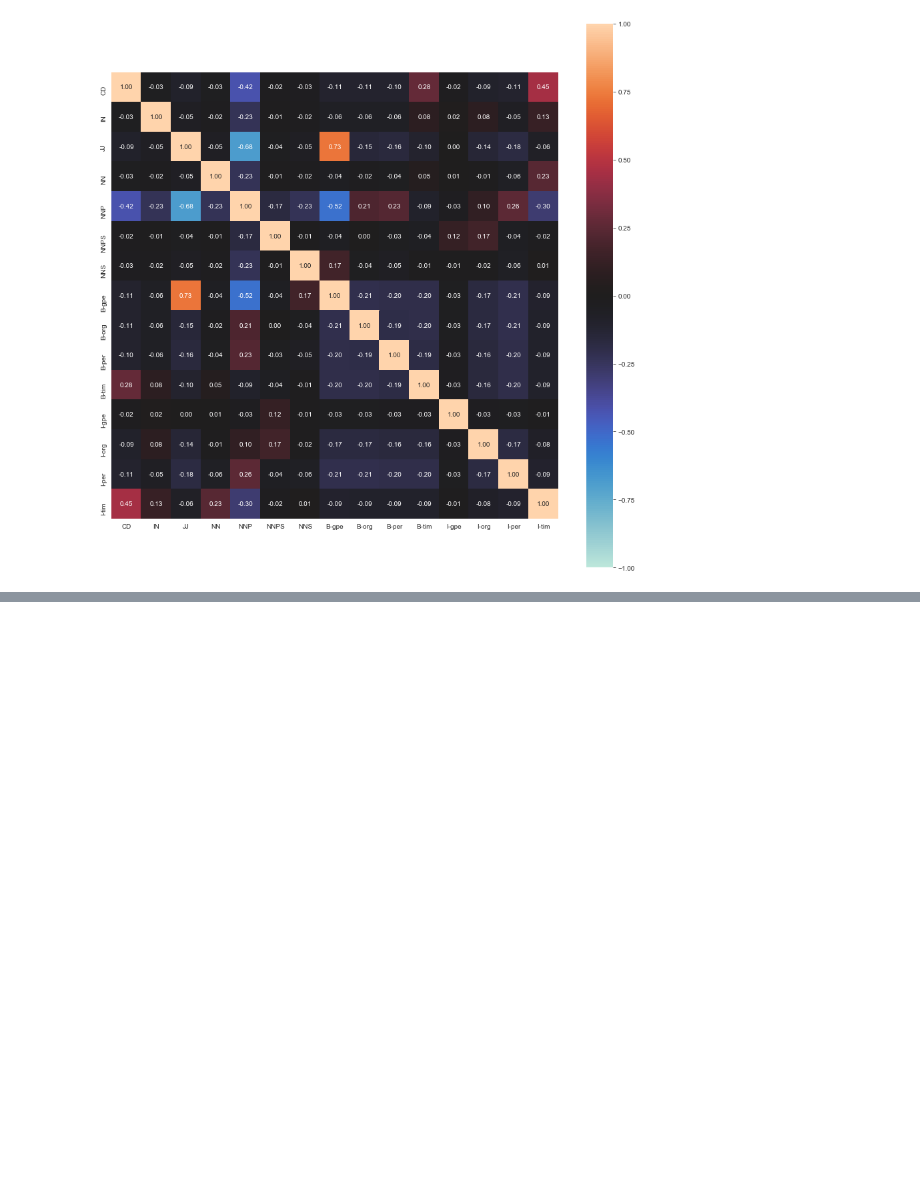
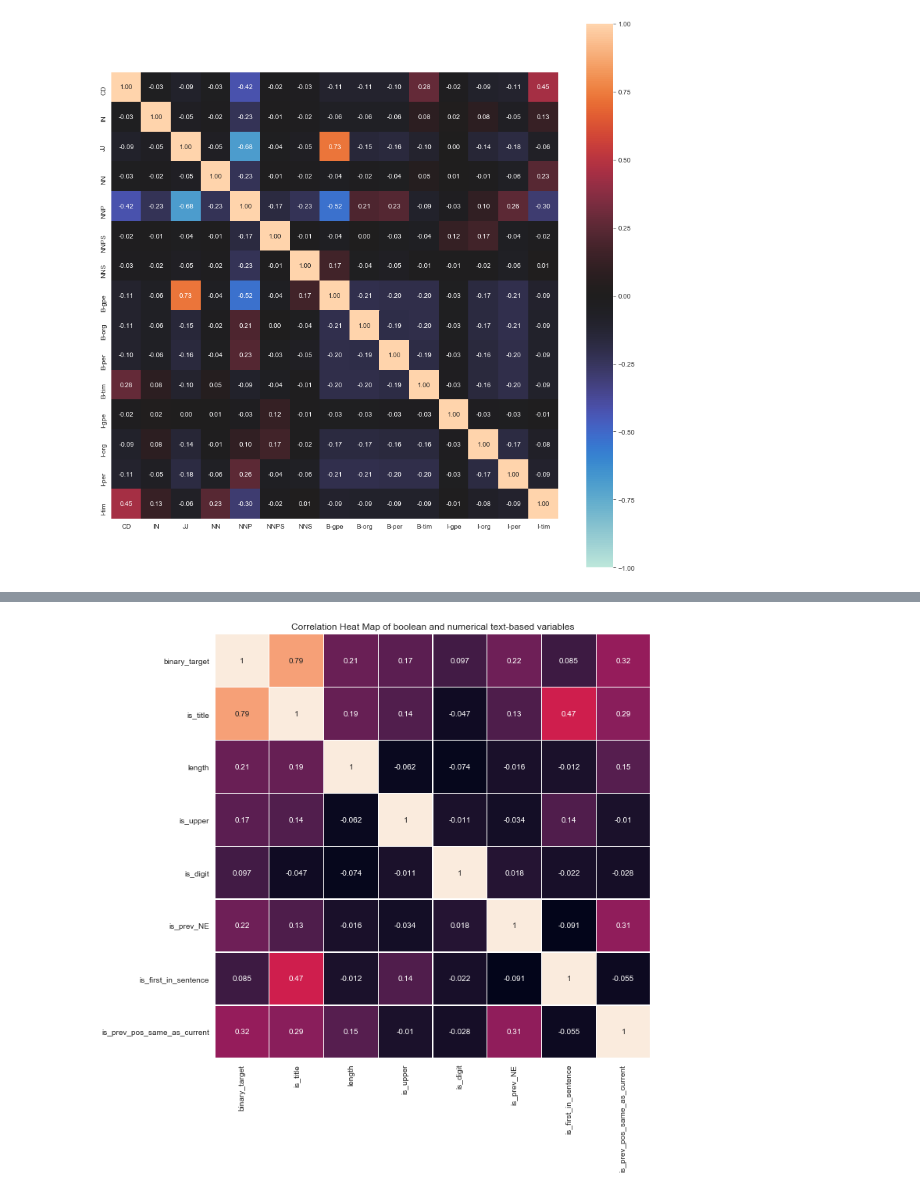
Before and after one commit to Ioana-P/Named_Entity_Recog_project, a Jupyter notebook: 3. EDA.ipynb, the cells around one changed output, grey strips where cells are left out. Cells and saved outputs as stored; diff of their text form; code cells hidden in the pictures; blank space fills up the shorter version.

```diff
--- a/3. EDA.ipynb
+++ b/3. EDA.ipynb
@@ -251,0 +403,9 @@ Now what we see above very neatly visualises and confirms some of our prior insi
+# %%
+%time
+df_bin = binarise_tags(df, 'Tag')
+feature_df = add_new_feat(df_bin, ['Sentence #', 'Word', 'POS', 'Tag', 'binary_target', #original column names
+                                     'is_title', 'length', 'is_upper','is_digit',
+                                     'is_prev_NE','prev_-1_POS','prev_-2_POS', 'is_first_in_sentence',
+                                  'is_prev_pos_same_as_current'])
+
+feature_df.head(40)
@@ -257,0 +444,3 @@ Now what we see above very neatly visualises and confirms some of our prior insi
+# %%
+num_feat_df = feature_df.iloc[:, 4:].drop(columns=['prev_-1_POS', 'prev_-2_POS'])
+num_feat_df.head()
@@ -257,0 +454,6 @@ Now what we see above very neatly visualises and confirms some of our prior insi
+# %%
+plt.figure(figsize=(10,10))
+plt.title('Correlation Heat Map of boolean and numerical text-based variables')
+sns.heatmap(num_feat_df.corr('pearson'), annot=True, cbar=False, linewidths=0.2);
+# %% [output]
+[figure, added]
```
Also changed, not shown: parts of 35 cells of this notebook, 1 other file.
